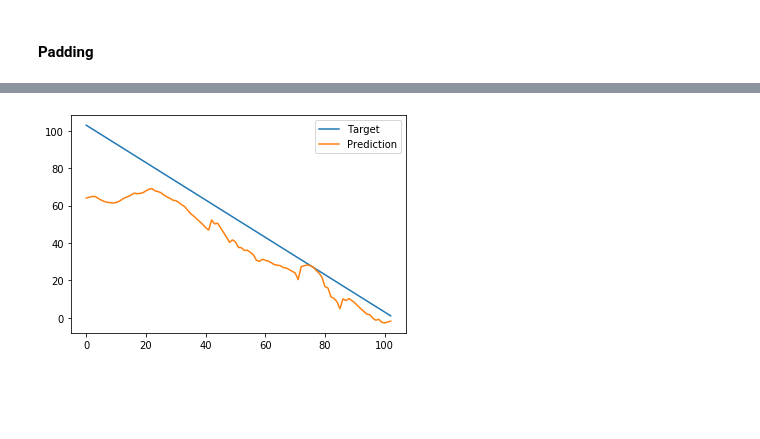
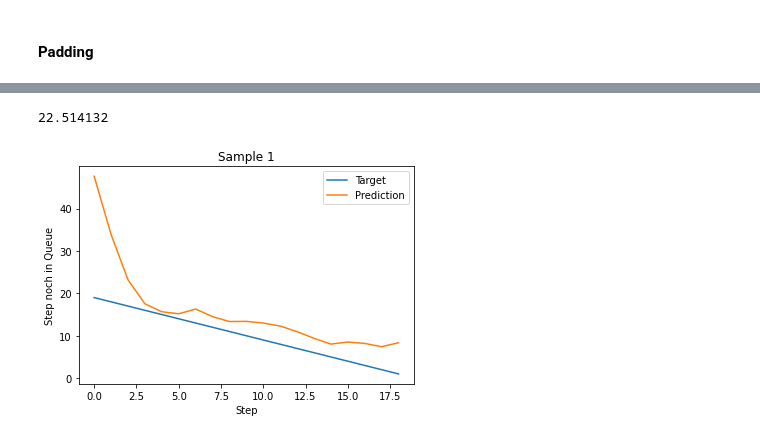
Before and after one commit to Sultanow/dc_cubes, a Jupyter notebook: backend/ML-Models/queues/Train_Two_Queues_Items.ipynb, the cells around one changed output, grey strips where cells are left out. Saved outputs shown, nothing was run; the diff lists cells and outputs as text; code cells hidden in the pictures; blank space fills up the shorter version.

Commit message:
updated models

```diff
--- a/backend/ML-Models/queues/Train_Two_Queues_Items.ipynb
+++ b/backend/ML-Models/queues/Train_Two_Queues_Items.ipynb
@@ -476,9 +543,53 @@ mean_absolute_error(target_list_ext, prediction_list_ext)
+# %%
+# Predict and rescale the prediction
+pred = model.predict(X_test_sampled)
+
+# Mask again to filter out the padded values
+y_test_sampled_masked = list()
+for x in y_test_sampled:
+    mask = np.ma.masked_where(x != 0, x)
+    y_test_sampled_masked.append(mask.mask)
+
+# Load the scalers used for training and rescale our target and prediction
+scaler_X = pickle.load(open("scaler_x_2q.p", "rb"))
+scaler_y = pickle.load(open("scaler_y_2q.p", "rb"))
+
+pred_rescaled = scaler_y.inverse_transform(pred.reshape(-1, 1)).reshape(pred.shape)
+y_target = scaler_y.inverse_transform(y_test_sampled.reshape(-1, 1)).reshape(y_test_sampled.shape)
+
+n_sa_te = X_test_sampled.shape[0] #number of samples test
+n_ts_te = X_test_sampled.shape[1] #number of timesteps test
+n_fe_te = X_test_sampled.shape[2] #number of features test
+
+X_test_rescaled = scaler_X.inverse_transform(X_test_sampled.reshape(n_sa_te*n_ts_te, n_fe_te)).reshape(X_test_sampled.shape)
+
+# Create final lists containing target and prediction for score calculation and display purposes
+target_list = list()
+target_list_ext = list()
+prediction_list = list()
+prediction_list_ext = list()
+for x in range(len(y_target)):
+    mask = y_test_sampled_masked[x]
+    target = y_target[x][mask]
+    prediction = pred_rescaled[x][mask]
+    target_list.append(target)
+    prediction_list.append(prediction)
+    target_list_ext.extend(target)
+    prediction_list_ext.extend(prediction)
+
+# Calculate the MAE over every step
+mean_absolute_error(target_list_ext, prediction_list_ext)
+# %% [output]
+22.514132
 # %%
 x = np.random.randint(len(target_list))
 plt.plot(target_list[x], label='Target')
 plt.plot(prediction_list[x], label='Prediction')
+plt.title('Sample 1')
+plt.xlabel('Step')
+plt.ylabel('Step noch in Queue')
 plt.legend()
 plt.show()
-#plt.savefig('foo.png')
+#plt.savefig('Sample 1.png')
 # %% [output]
-[figure, old version]
+[figure, new version]
```
Also changed, not shown: parts of 15 cells of this notebook, 1 other file.
